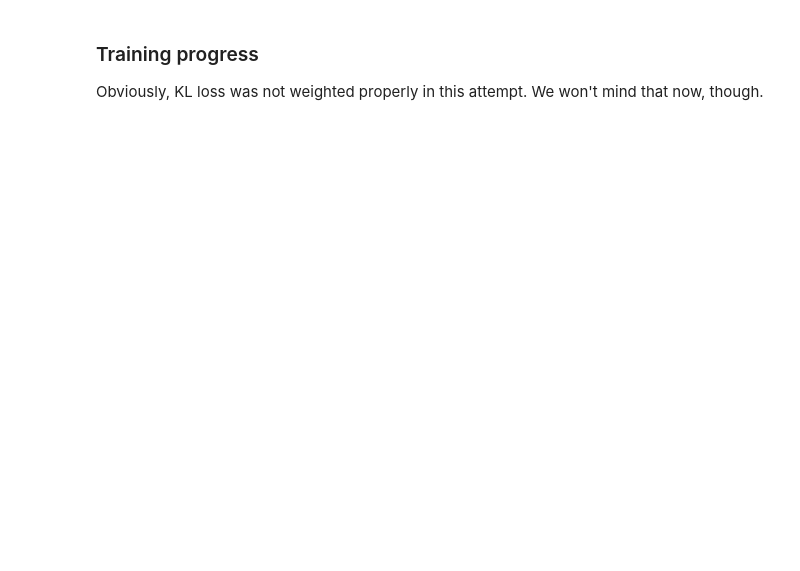
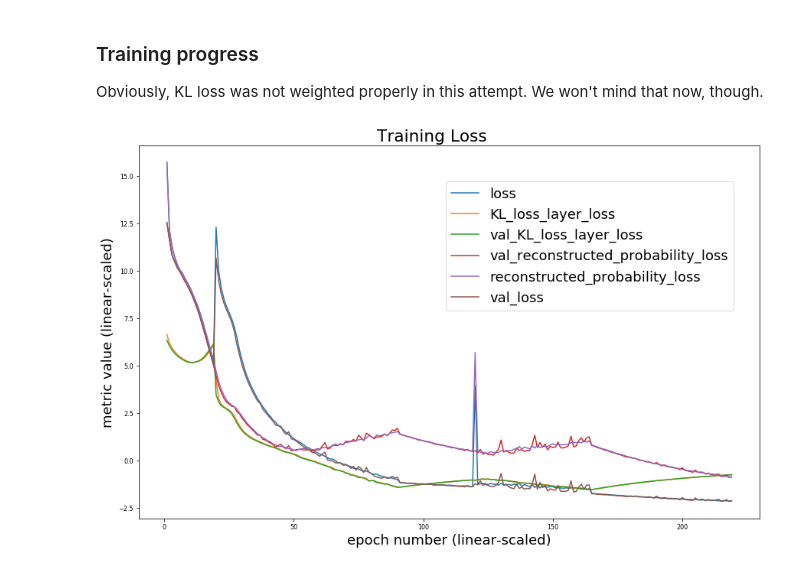
Before and after one commit to luclepot/SVJ, a Jupyter notebook: autoencode/notebooks/dev/jet_vae_v4.ipynb, the cells around one changed output. Saved outputs shown, nothing was run; the diff lists cells and outputs as text; code cells hidden in the pictures; blank space fills up the shorter version.

```diff
--- a/autoencode/notebooks/dev/jet_vae_v4.ipynb
+++ b/autoencode/notebooks/dev/jet_vae_v4.ipynb
@@ -290,0 +292,16 @@ Epoch 93/120
+# %%
+vae = instance.train(
+    x_train=train_norm.data,
+    x_test=test_norm.data,
+    y_train=[np.empty((train_norm.shape[0], neck_dim)), np.empty_like(train_norm.data)],
+    y_test=[np.empty((test_norm.shape[0], neck_dim)), np.empty_like(test_norm.data)],
+    optimizer="adam",
+    loss=[Identity, Identity],
+    loss_weights=[1.65, 1.0],
+    epochs=100,
+    model=vae,
+    use_callbacks=True,
+    learning_rate=0.0005,
+    custom_objects=custom_objects,
+    batch_size=500
+)
@@ -292,7 +327,9 @@ Epoch 93/120
 ### Training progress
 Obviously, KL loss was not weighted properly in this attempt. We won't mind that now, though.
 # %%
-instance.plot_metrics(fnmatch_criteria="*?????loss", figloc=(.52,.565), figsize=(12,8), figname='Training Loss')
+instance.plot_metrics(fnmatch_criteria="*loss*", figloc=(.52,.565), figsize=(12,8), figname='Training Loss')
+# %% [output]
+[figure, added]
 # %%
 z_mu, z_sigma = vae.get_layer("z_mu").output, vae.get_layer("z_sigma").output
 input_layer = vae.get_layer("input").output
```
Also changed, not shown: parts of 6 cells of this notebook, 1 other file.
